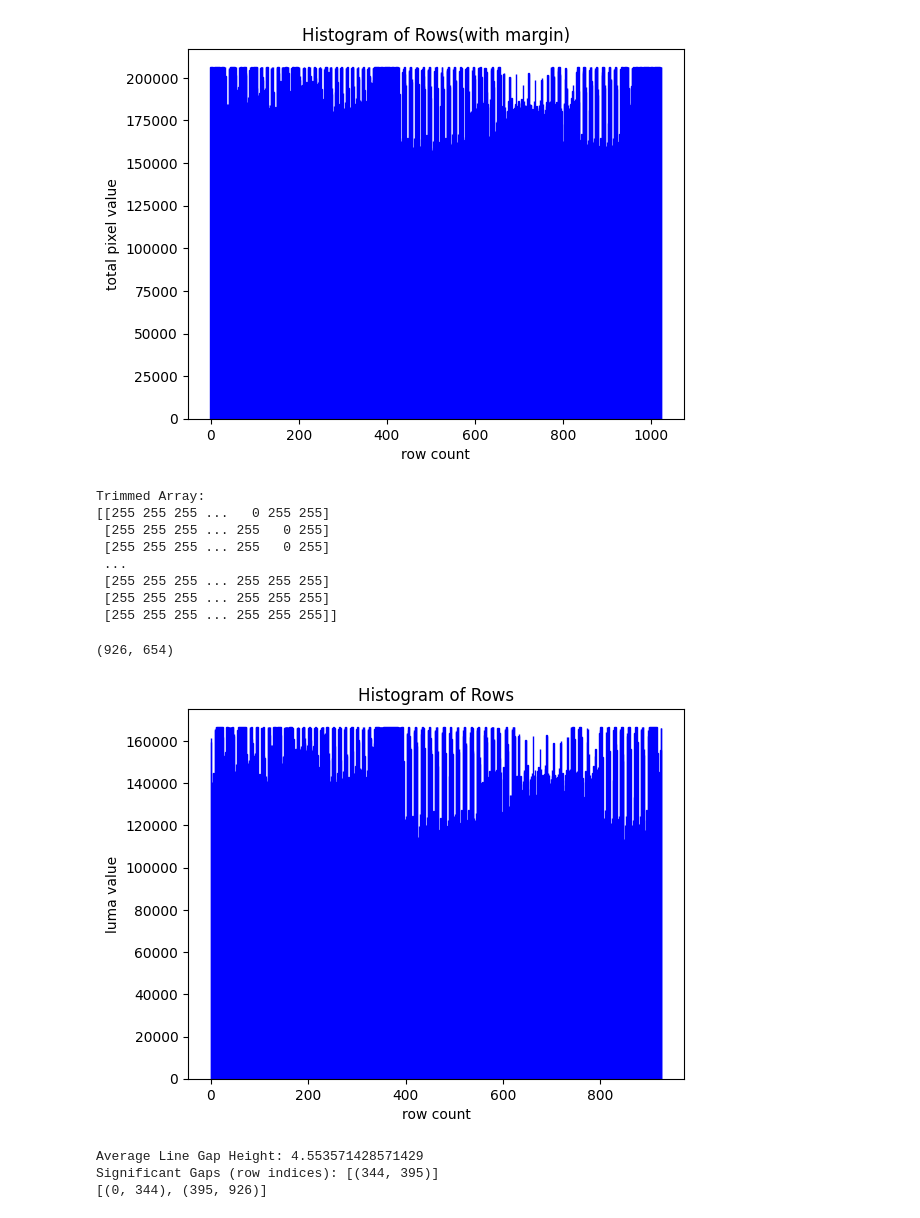
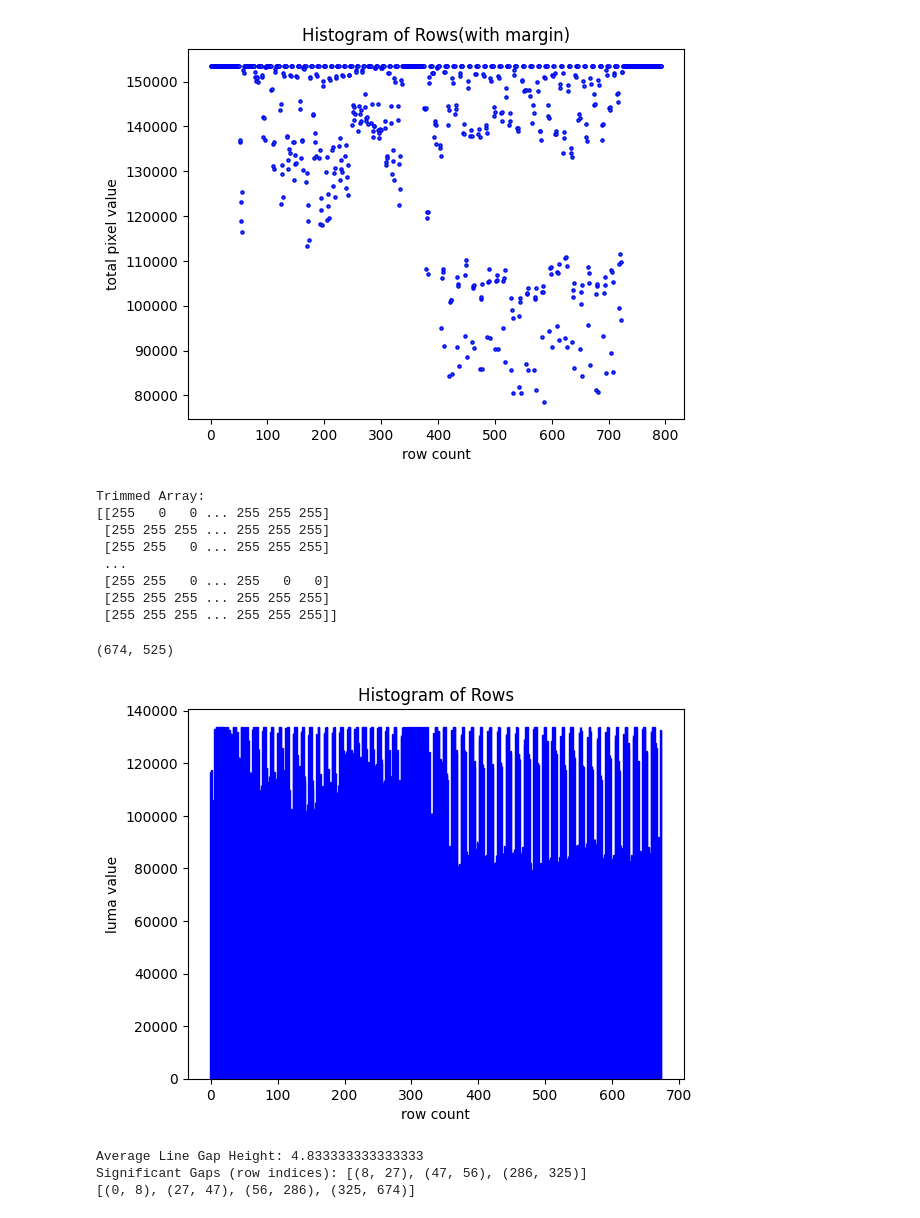
Before and after one commit to sushprova/Figure-Extraction, a Jupyter notebook: Line_gap.ipynb, the cells around one changed output. Drawn from its saved outputs; the diff is of its cells as text; code cells hidden in the pictures.

```diff
--- a/Line_gap.ipynb
+++ b/Line_gap.ipynb
@@ -5,3 +6,3 @@ import matplotlib.pyplot as plt
 # %%
-img = cv2.imread('paper2.png')
+img = cv2.imread('paper10.png')
 imgray = cv2.cvtColor(img, cv2.COLOR_BGR2GRAY)
@@ -8,5 +12,5 @@ imgray = cv2.cvtColor(img, cv2.COLOR_BGR2GRAY)
 # %%
-ret, thresh = cv2.threshold(imgray, 150, 255, cv2.THRESH_BINARY)
+ret, thresh = cv2.threshold(imgray, 170, 255, cv2.THRESH_BINARY)
 
 plt.imshow(thresh, cmap='gray')
 plt.show()
@@ -31,15 +66,16 @@ Shape of row_sums array: (1024,)
 # %%
+
 indices = np.arange(len(row_sums))
 
-plt.bar(indices, row_sums, edgecolor='blue')
+plt.scatter(indices, row_sums, edgecolor='blue',s=5)
 
 plt.title('Histogram of Rows(with margin)')
 plt.xlabel('row count')
 plt.ylabel('total pixel value')
 
 plt.show()
 # %% [output]
-[figure, old version]
+[figure, new version]
 # %%
 ########       Trim the top and bottom white margin     ############
 
@@ -93,14 +129,14 @@ print(marginless_array)
 marginless_array.shape
 # %% [output]
 Trimmed Array:
-[[255 255 255 ...   0 255 255]
- [255 255 255 ... 255   0 255]
- [255 255 255 ... 255   0 255]
+[[255   0   0 ... 255 255 255]
+ [255 255 255 ... 255 255 255]
+ [255 255   0 ... 255 255 255]
  ...
- [255 255 255 ... 255 255 255]
+ [255 255   0 ... 255   0   0]
  [255 255 255 ... 255 255 255]
  [255 255 255 ... 255 255 255]]
-(926, 654)
+(674, 525)
 # %%
 row_sums = np.sum(marginless_array, axis=1)
 indices = np.arange(len(row_sums))
@@ -113,5 +149,5 @@ plt.ylabel('luma value')
 
 plt.show()
 # %% [output]
-[figure, old version]
+[figure, new version]
 # %%
@@ -119,4 +155,5 @@ np.savetxt('large_array.txt', marginless_array, fmt='%d')
 # %%
+
 def calculate_row_sums(image, threshold=255):
     num_rows, num_columns = image.shape
     white_row_sum = threshold * num_columns
@@ -145,7 +182,7 @@ def identify_line_gaps(row_sums, white_row_sum):
 
     return average_line_gap, white_space_lengths
 
-def find_significant_gaps(row_sums, white_row_sum, average_line_gap, gap_multiplier=3.7):
+def find_significant_gaps(row_sums, white_row_sum, average_line_gap, gap_multiplier=1.5):
     significant_gaps = []
     current_length = 0
     significant_threshold = average_line_gap * gap_multiplier
@@ -184,9 +221,9 @@ print(parts)
 # for i, part in enumerate(parts):
 #     print(f"Part {i + 1} shape:", part.shape)
 # %% [output]
-Average Line Gap Height: 4.553571428571429
-Significant Gaps (row indices): [(344, 395)]
-[(0, 344), (395, 926)]
+Average Line Gap Height: 4.833333333333333
+Significant Gaps (row indices): [(8, 27), (47, 56), (286, 325)]
+[(0, 8), (27, 47), (56, 286), (325, 674)]
 # %%
 def display_image_parts(image, parts):
     num_parts = len(parts)
```
Also changed, not shown: parts of 12 cells of this notebook.
